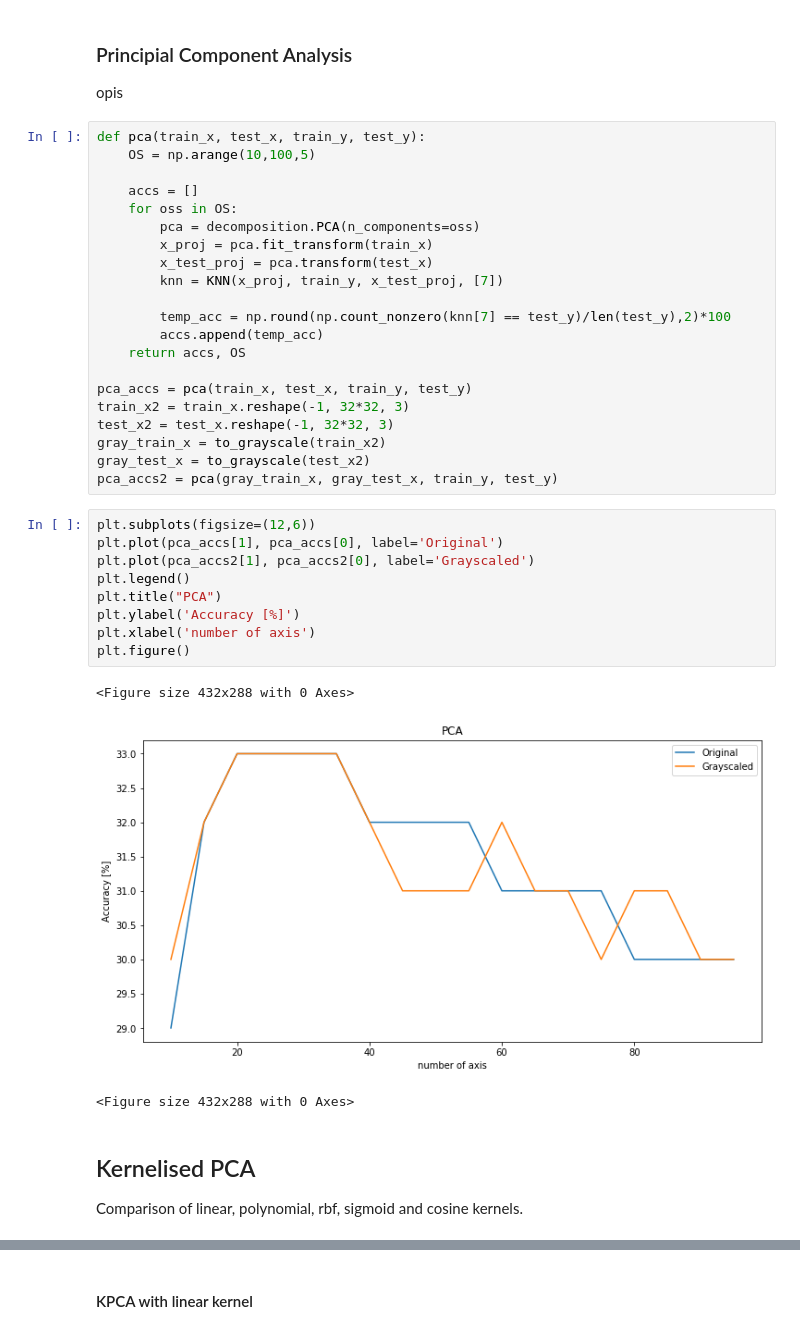
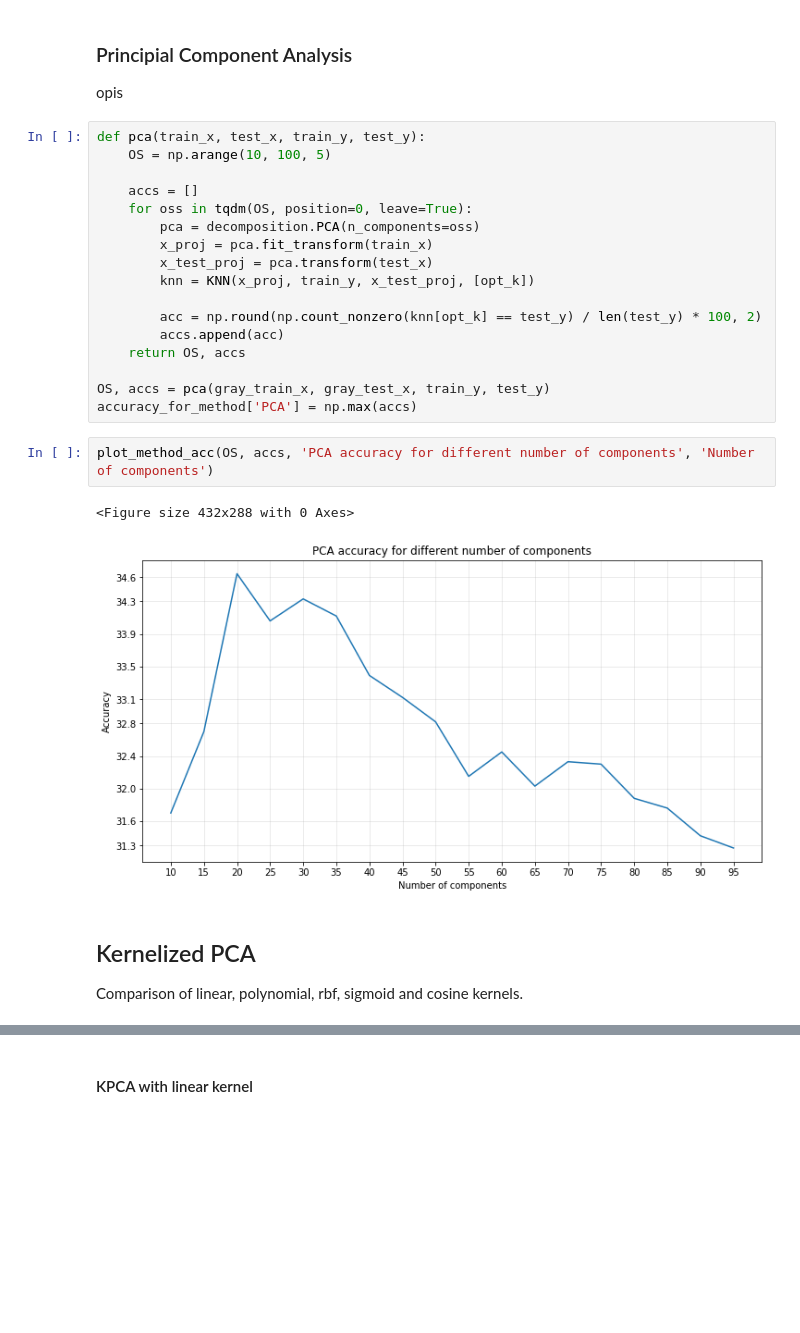
Before and after one commit to jgrodzicki/cifar_image_classification, a Jupyter notebook: PROJECT.ipynb, the cells around one changed output, grey strips where cells are left out. Saved outputs shown, nothing was run; the diff lists cells and outputs as text; blank space fills up the shorter version.

```diff
--- a/PROJECT.ipynb
+++ b/PROJECT.ipynb
@@ -162,40 +177,28 @@ plt.figure()
 opis
 # %%
 def pca(train_x, test_x, train_y, test_y):
-    OS = np.arange(10,100,5)
+    OS = np.arange(10, 100, 5)
 
     accs = []
-    for oss in OS:
+    for oss in tqdm(OS, position=0, leave=True):
         pca = decomposition.PCA(n_components=oss)
         x_proj = pca.fit_transform(train_x)
         x_test_proj = pca.transform(test_x)
-        knn = KNN(x_proj, train_y, x_test_proj, [7])
+        knn = KNN(x_proj, train_y, x_test_proj, [opt_k])
 
-        temp_acc = np.round(np.count_nonzero(knn[7] == test_y)/len(test_y),2)*100
-        accs.append(temp_acc)
-    return accs, OS
+        acc = np.round(np.count_nonzero(knn[opt_k] == test_y) / len(test_y) * 100, 2)
+        accs.append(acc)
+    return OS, accs
 
-pca_accs = pca(train_x, test_x, train_y, test_y)
-train_x2 = train_x.reshape(-1, 32*32, 3)
-test_x2 = test_x.reshape(-1, 32*32, 3)
-gray_train_x = to_grayscale(train_x2)
-gray_test_x = to_grayscale(test_x2)
-pca_accs2 = pca(gray_train_x, gray_test_x, train_y, test_y)
+OS, accs = pca(gray_train_x, gray_test_x, train_y, test_y)
+accuracy_for_method['PCA'] = np.max(accs)
-# %%
-plt.subplots(figsize=(12,6))
-plt.plot(pca_accs[1], pca_accs[0], label='Original')
-plt.plot(pca_accs2[1], pca_accs2[0], label='Grayscaled')
-plt.legend()
-plt.title("PCA")
-plt.ylabel('Accuracy [%]')
-plt.xlabel('number of axis')
-plt.figure()
-# %% [output]
-<Figure size 432x288 with 0 Axes>
-[figure, removed]
-<Figure size 432x288 with 0 Axes>
+# %%
+plot_method_acc(OS, accs, 'PCA accuracy for different number of components', 'Number of components')
+# %% [output]
+<Figure size 432x288 with 0 Axes>
+[figure, added]
 # %% [markdown]
-## Kernelised PCA
+## Kernelized PCA
 Comparison of linear, polynomial, rbf, sigmoid and cosine kernels.
 # %%
 def kpca_kernels_comparison(train_x, test_x, train_y, test_y):
```
Also changed, not shown: parts of 35 cells of this notebook.
